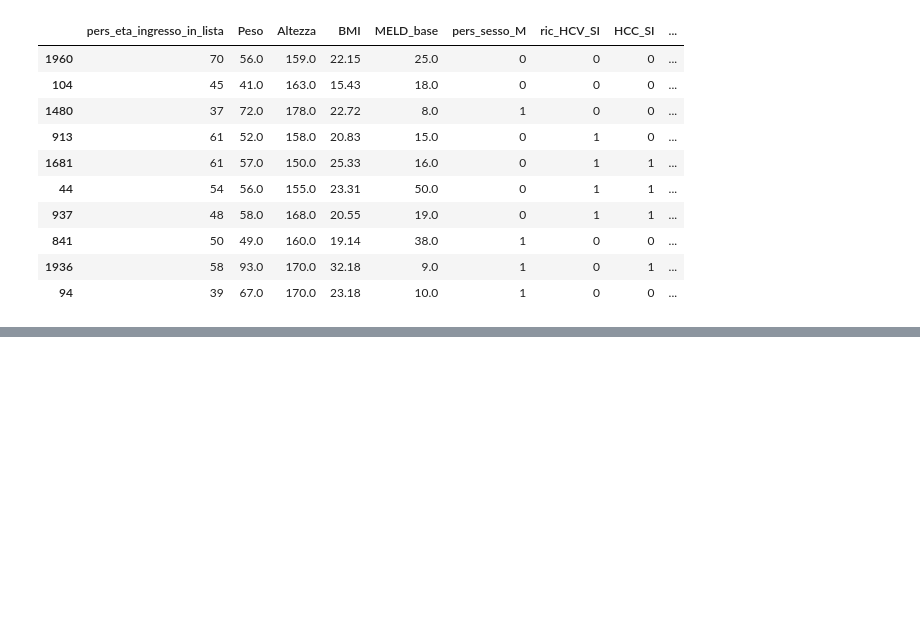
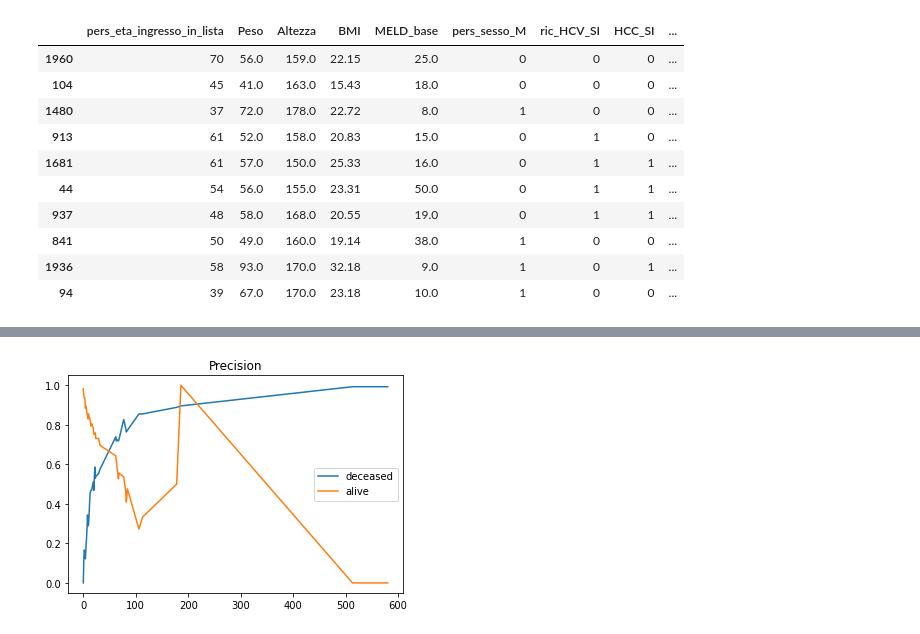
Before and after one commit to LIA-UniBo/Liver_transplant, a Jupyter notebook: censoring_analysis_ROC.ipynb, the cells around one changed output, grey strips where cells are left out. Drawn from its saved outputs; the diff is of its cells as text; code cells hidden in the pictures; blank space fills up the shorter version.

```diff
--- a/censoring_analysis_ROC.ipynb
+++ b/censoring_analysis_ROC.ipynb
@@ -220,0 +246,9 @@ WARNING:tensorflow:@custom_gradient grad_fn has 'variables' in signature, but no
+# %%
+plt.plot(thresholds, np.array(ris['precision'])[:,1], label='deceased')
+plt.plot(thresholds, np.array(ris['precision'])[:,0], label='alive')
+plt.legend()
+plt.title('Precision')
+plt.show()
+plt.close()
+# %% [output]
+[figure, added]
```
Also changed, not shown: parts of 9 cells of this notebook, 1 other file.
